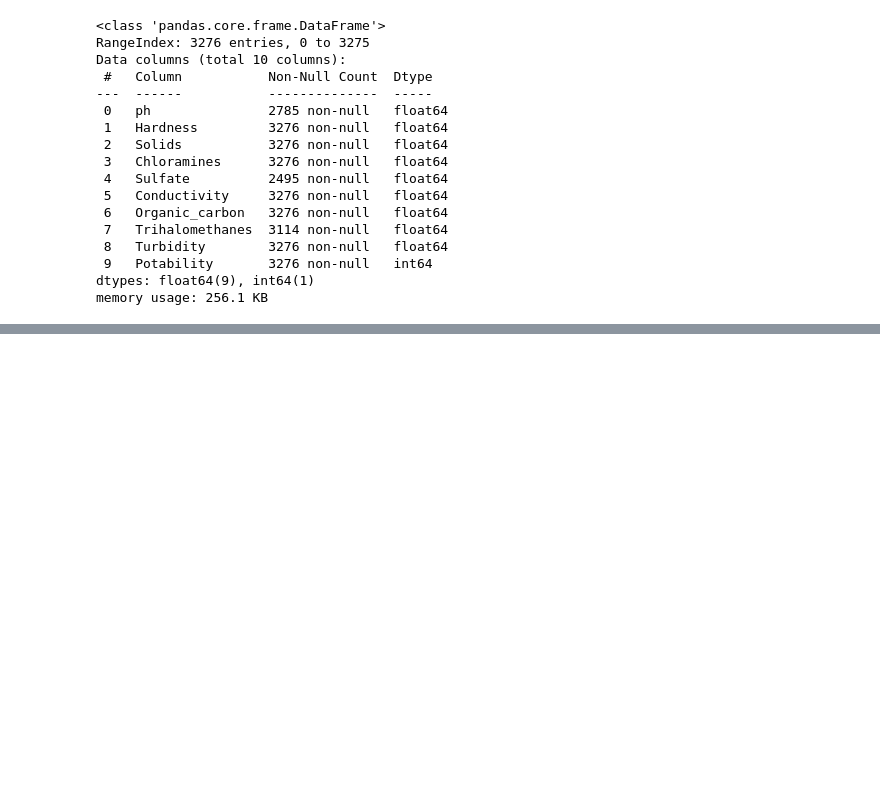
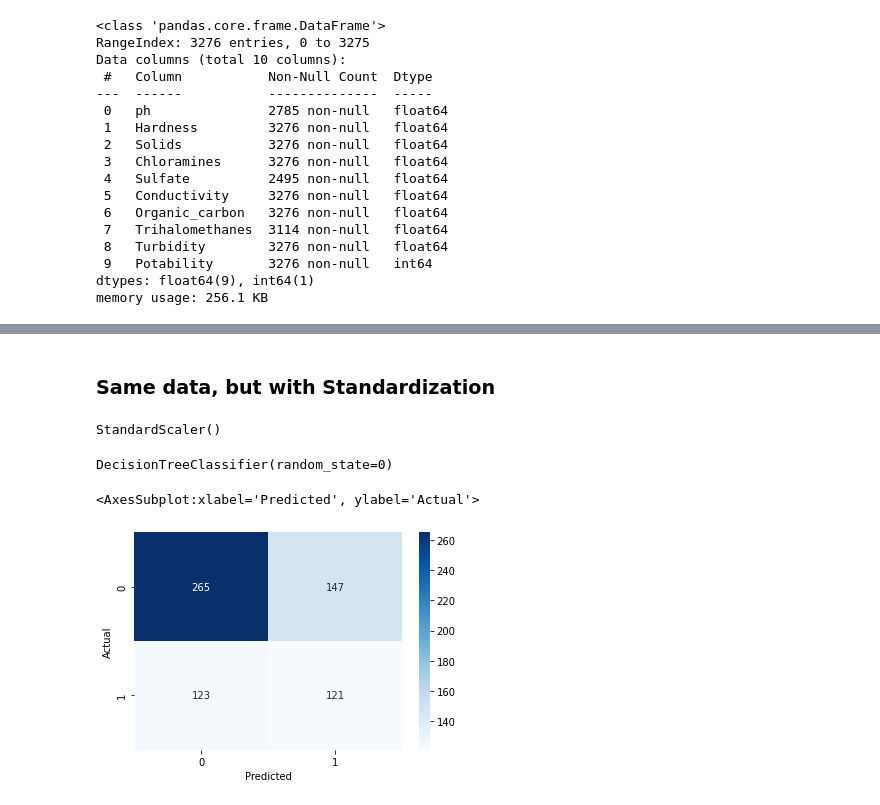
Before and after one commit to Ekosetiawan993/kaggle_water_classification, a Jupyter notebook: water-classfication-2.ipynb, the cells around one changed output, grey strips where cells are left out. Cells and saved outputs as stored; diff of their text form; code cells hidden in the pictures; blank space fills up the shorter version.

```diff
--- a/water-classfication-2.ipynb
+++ b/water-classfication-2.ipynb
@@ -55,0 +177,2 @@ memory usage: 256.1 KB
+# %% [markdown]
+### Same data, but with Standardization
@@ -55,0 +182,4 @@ memory usage: 256.1 KB
+# %%
+scl.fit(train_x)
+# %% [output]
+StandardScaler()
@@ -55,0 +189,18 @@ memory usage: 256.1 KB
+# %%
+dcl_scl = DecisionTreeClassifier(random_state=0)
+# %%
+dcl_scl.fit(train_x_scl, train_y)
+# %% [output]
+DecisionTreeClassifier(random_state=0)
+# %%
+pred_scl = dcl_scl.predict(test_x_scl)
+# %%
+metric_matrix2 = confusion_matrix(test_y, pred_scl)
+# %%
+df_cm = pd.DataFrame(metric_matrix2, columns=np.unique(test_y), index = np.unique(test_y))
+df_cm.index.name = 'Actual'
+df_cm.columns.name = 'Predicted'
+sns.heatmap(df_cm, cmap="Blues", annot=True, fmt='g')
+# %% [output]
+<AxesSubplot:xlabel='Predicted', ylabel='Actual'>
+[figure, added]
```
Also changed, not shown: parts of 30 cells of this notebook.
